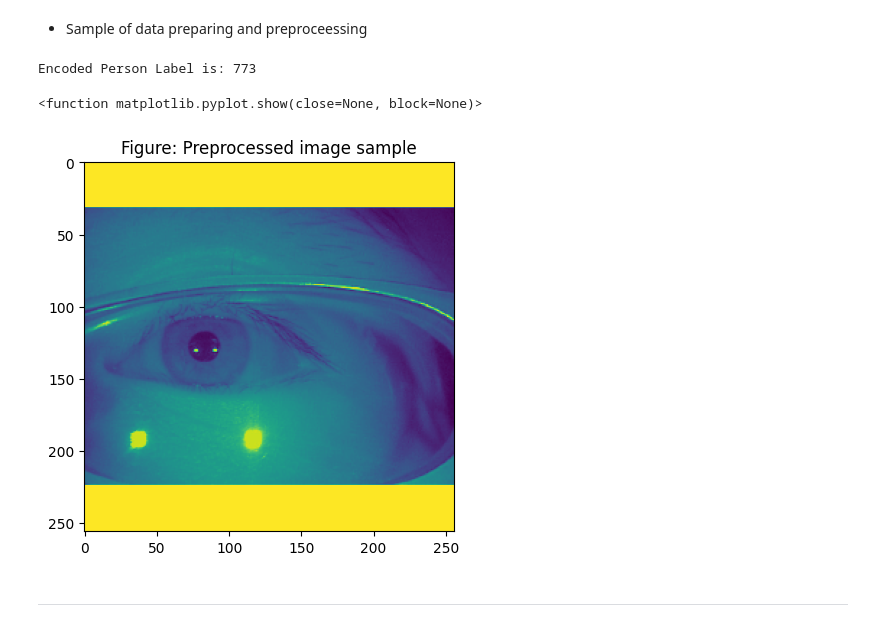
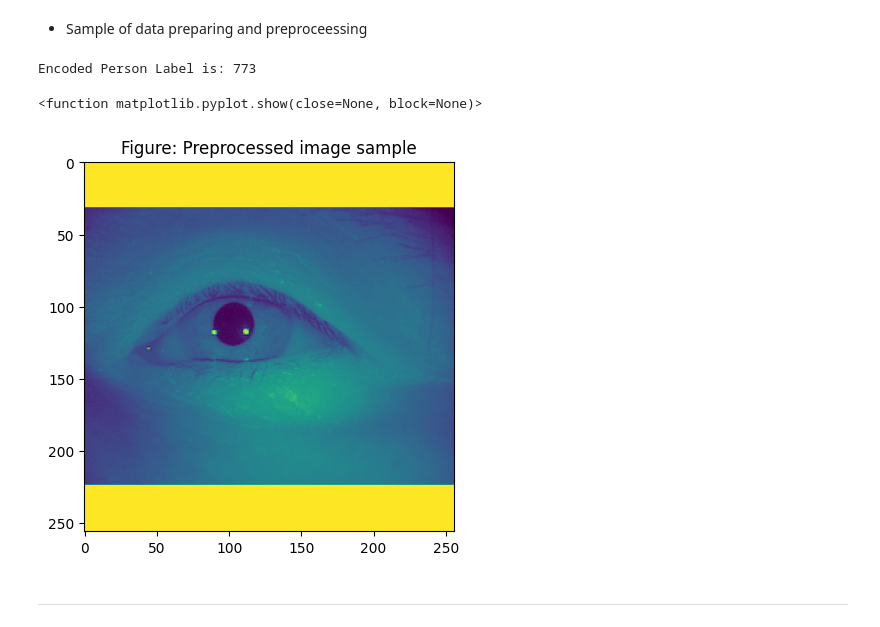
Before and after one commit to sondosaabed/Iris-of-eyes-recognition, a Jupyter notebook: Iris_recognition_1190652.ipynb, the cells around one changed output. Cells and saved outputs as stored; diff of their text form; code cells hidden in the pictures.

```diff
--- a/Iris_recognition_1190652.ipynb
+++ b/Iris_recognition_1190652.ipynb
@@ -494,13 +496,13 @@ x_train, x_valid, x_test, y_train, y_valid, y_test = prepare_dataset(df_subset)
 - Sample of data preparing and preproceessing
 # %%
 print(f'Encoded Person Label is: {y_train[13]}')
-plt.imshow(cv2.rotate(x_train[12],  cv2.ROTATE_90_COUNTERCLOCKWISE))
+plt.imshow(cv2.rotate(x_train[13],  cv2.ROTATE_90_COUNTERCLOCKWISE))
 plt.title("Figure: Preprocessed image sample")
 plt.show
 # %% [output]
 Encoded Person Label is: 773
 <function matplotlib.pyplot.show(close=None, block=None)>
-[figure, old version]
+[figure, new version]
 # %% [markdown]
 <hr>
 # %% [markdown]
```
Also changed, not shown: parts of 16 cells of this notebook.
